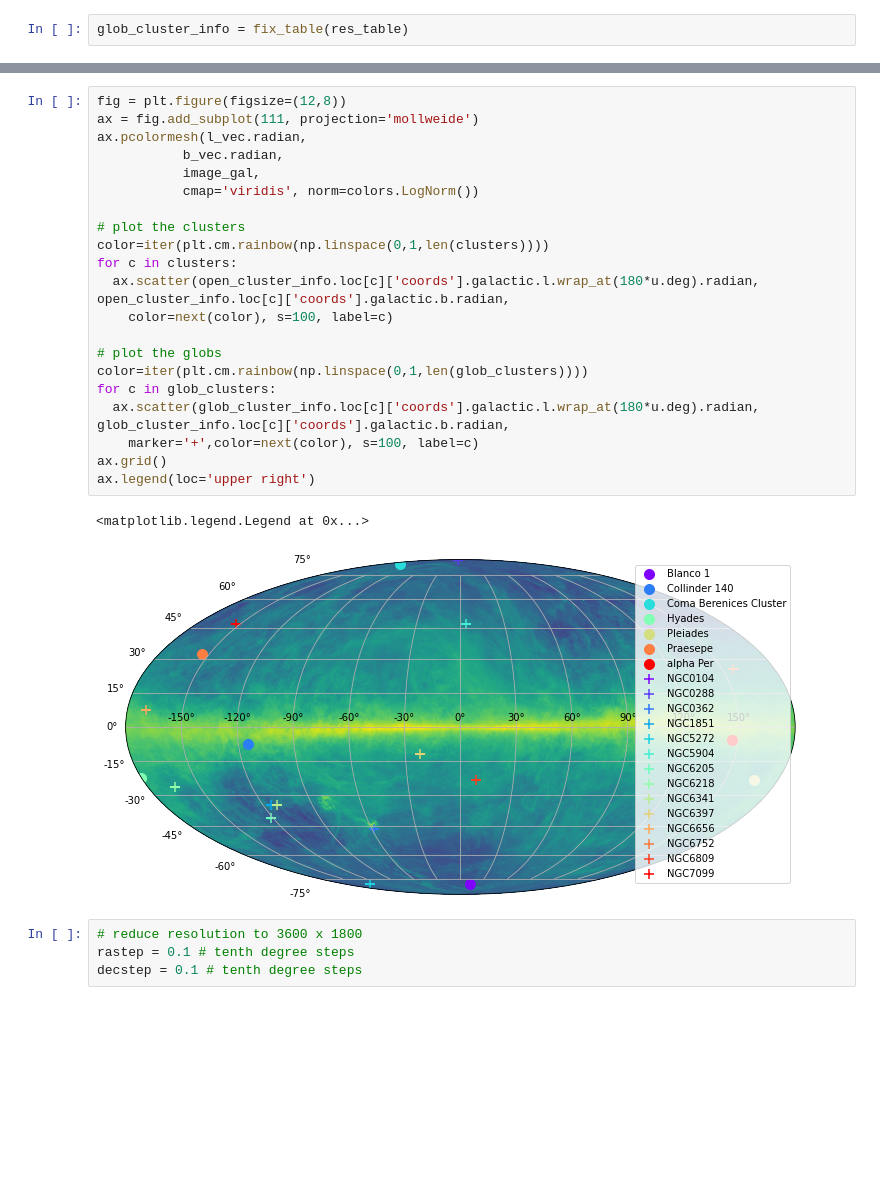
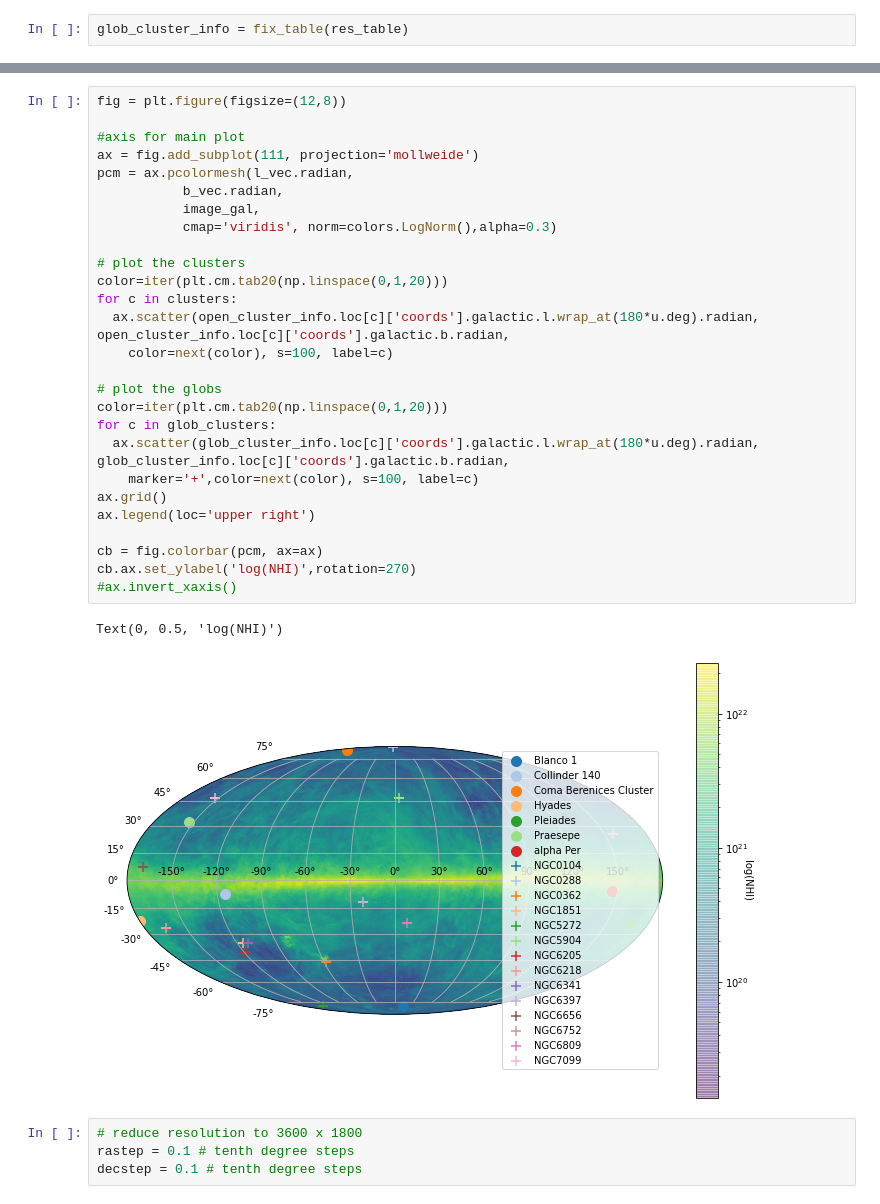
Before and after one commit to Dishwasha/cas-tau, a Jupyter notebook: AstropyTutorial.ipynb, the cells around one changed output, grey strips where cells are left out. Cells and saved outputs as stored; diff of their text form; blank space fills up the shorter version.

Commit message:
Colormaps and Colorbars

```diff
--- a/AstropyTutorial.ipynb
+++ b/AstropyTutorial.ipynb
@@ -228,27 +280,33 @@ glob_cluster_info = fix_table(res_table)
 # %%
 fig = plt.figure(figsize=(12,8))
+
+#axis for main plot
 ax = fig.add_subplot(111, projection='mollweide')
-ax.pcolormesh(l_vec.radian,
+pcm = ax.pcolormesh(l_vec.radian,
            b_vec.radian,
            image_gal,
-           cmap='viridis', norm=colors.LogNorm())
+           cmap='viridis', norm=colors.LogNorm(),alpha=0.3)
 
 # plot the clusters
-color=iter(plt.cm.rainbow(np.linspace(0,1,len(clusters))))
+color=iter(plt.cm.tab20(np.linspace(0,1,20)))
 for c in clusters:
   ax.scatter(open_cluster_info.loc[c]['coords'].galactic.l.wrap_at(180*u.deg).radian, open_cluster_info.loc[c]['coords'].galactic.b.radian,
     color=next(color), s=100, label=c)
 
 # plot the globs
-color=iter(plt.cm.rainbow(np.linspace(0,1,len(glob_clusters))))
+color=iter(plt.cm.tab20(np.linspace(0,1,20)))
 for c in glob_clusters:
   ax.scatter(glob_cluster_info.loc[c]['coords'].galactic.l.wrap_at(180*u.deg).radian, glob_cluster_info.loc[c]['coords'].galactic.b.radian,
     marker='+',color=next(color), s=100, label=c)
 ax.grid()
 ax.legend(loc='upper right')
+
+cb = fig.colorbar(pcm, ax=ax)
+cb.ax.set_ylabel('log(NHI)',rotation=270)
+#ax.invert_xaxis()
 # %% [output]
-<matplotlib.legend.Legend at 0x...>
+Text(0, 0.5, 'log(NHI)')
-[figure, old version]
+[figure, new version]
 # %%
 # reduce resolution to 3600 x 1800
 rastep = 0.1 # tenth degree steps
```
Also changed, not shown: parts of 7 cells of this notebook.
